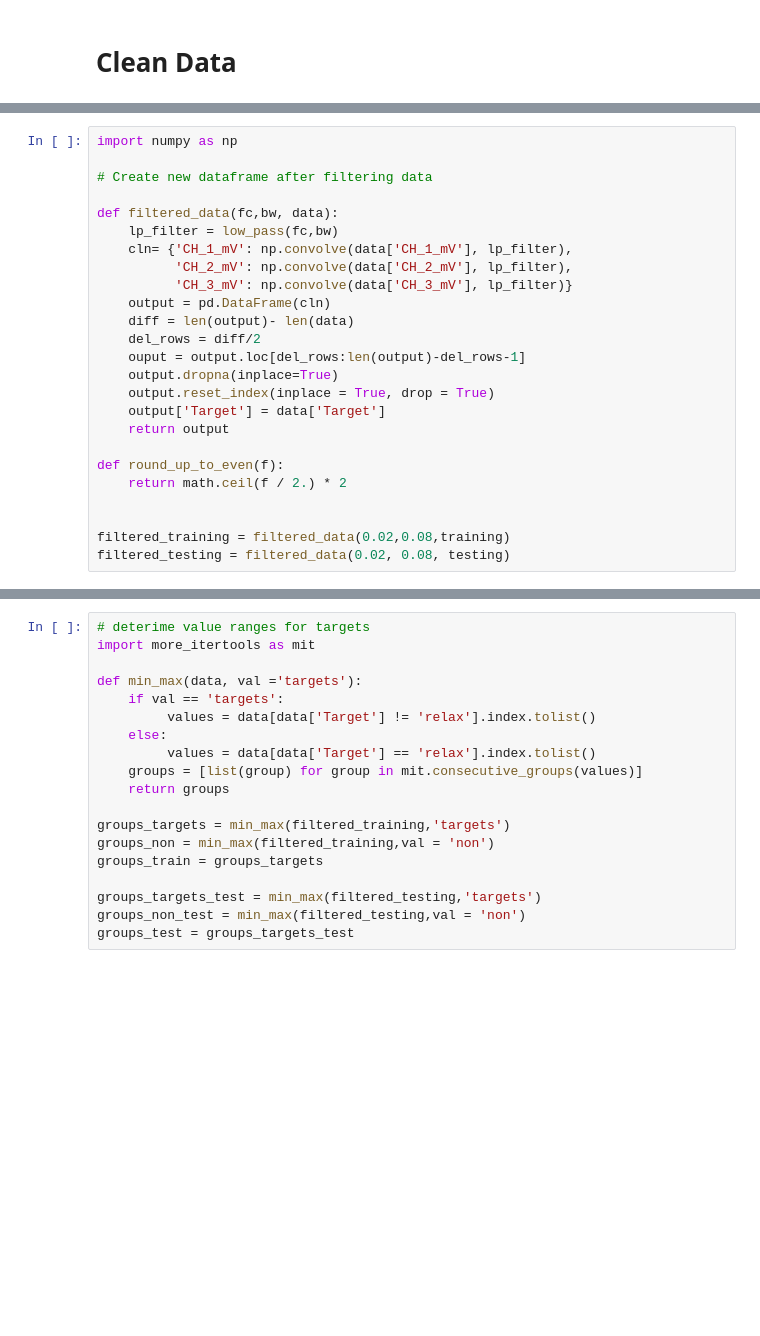
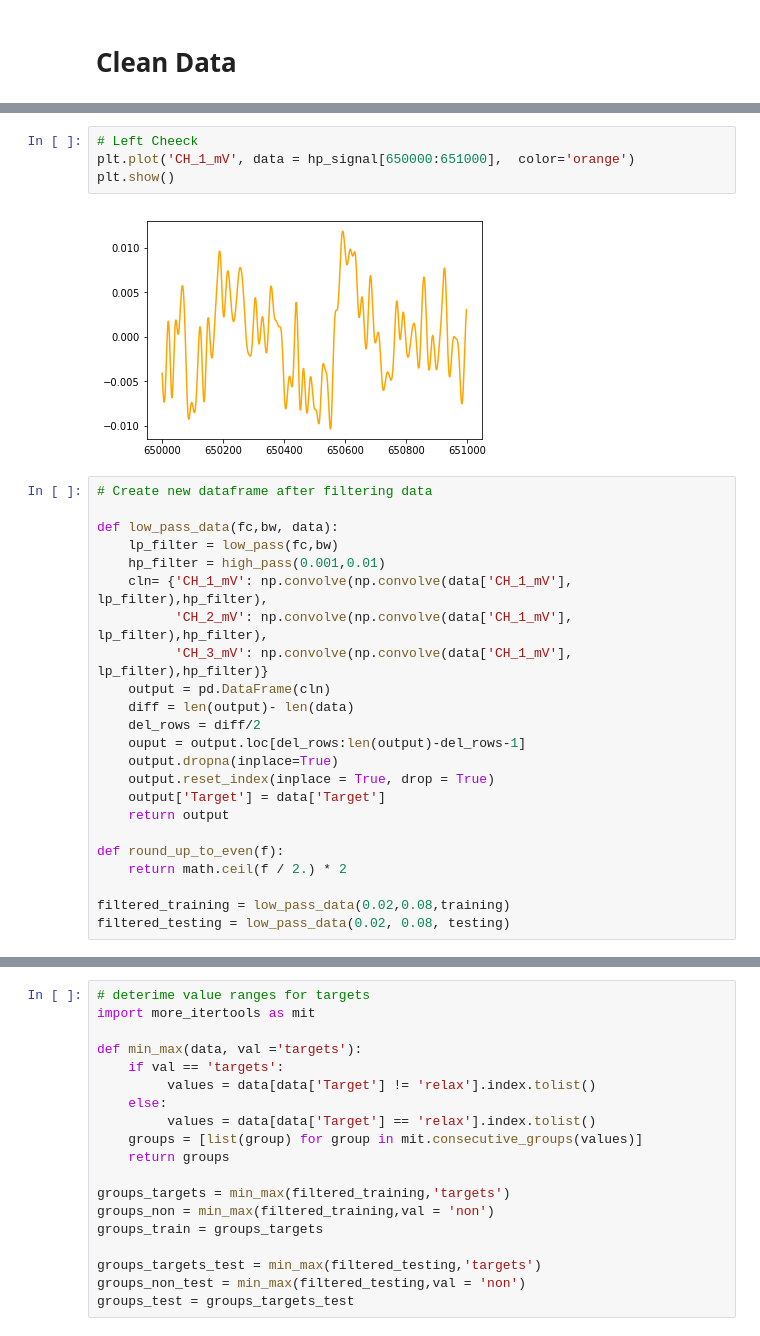
Before and after one commit to RoamEasy/emg-deep-learning, a Jupyter notebook: data_analysis.ipynb, the cells around one changed output, grey strips where cells are left out. Drawn from its saved outputs; the diff is of its cells as text; blank space fills up the shorter version.

```diff
--- a/data_analysis.ipynb
+++ b/data_analysis.ipynb
@@ -94,13 +160,18 @@ def low_pass(fc, b):
+# %%
+# Left Cheeck
+plt.plot('CH_1_mV', data = hp_signal[650000:651000],  color='orange')
+plt.show()
+# %% [output]
+[figure, added]
 # %%
-import numpy as np
-
 # Create new dataframe after filtering data
 
-def filtered_data(fc,bw, data):
+def low_pass_data(fc,bw, data):
     lp_filter = low_pass(fc,bw)
-    cln= {'CH_1_mV': np.convolve(data['CH_1_mV'], lp_filter),
-          'CH_2_mV': np.convolve(data['CH_2_mV'], lp_filter),
-          'CH_3_mV': np.convolve(data['CH_3_mV'], lp_filter)}
+    hp_filter = high_pass(0.001,0.01)
+    cln= {'CH_1_mV': np.convolve(np.convolve(data['CH_1_mV'], lp_filter),hp_filter),
+          'CH_2_mV': np.convolve(np.convolve(data['CH_1_mV'], lp_filter),hp_filter),
+          'CH_3_mV': np.convolve(np.convolve(data['CH_1_mV'], lp_filter),hp_filter)}
     output = pd.DataFrame(cln)
     diff = len(output)- len(data)
     del_rows = diff/2
@@ -113,9 +184,8 @@ def filtered_data(fc,bw, data):
 def round_up_to_even(f):
     return math.ceil(f / 2.) * 2
 
-
-filtered_training = filtered_data(0.02,0.08,training)
-filtered_testing = filtered_data(0.02, 0.08, testing)
+filtered_training = low_pass_data(0.02,0.08,training)
+filtered_testing = low_pass_data(0.02, 0.08, testing)
 # %%
 filtered_testing['Target'].unique()
 # %% [output]
```
Also changed, not shown: parts of 11 cells of this notebook.
